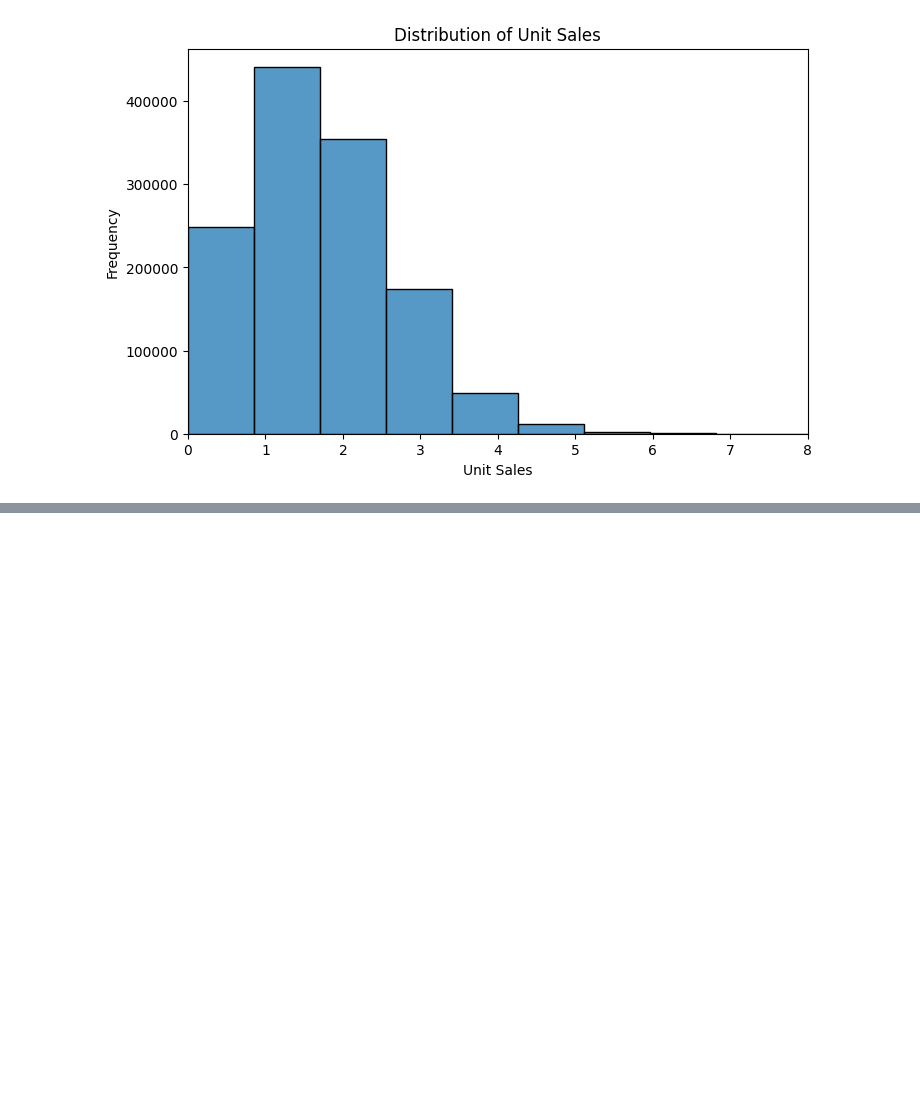
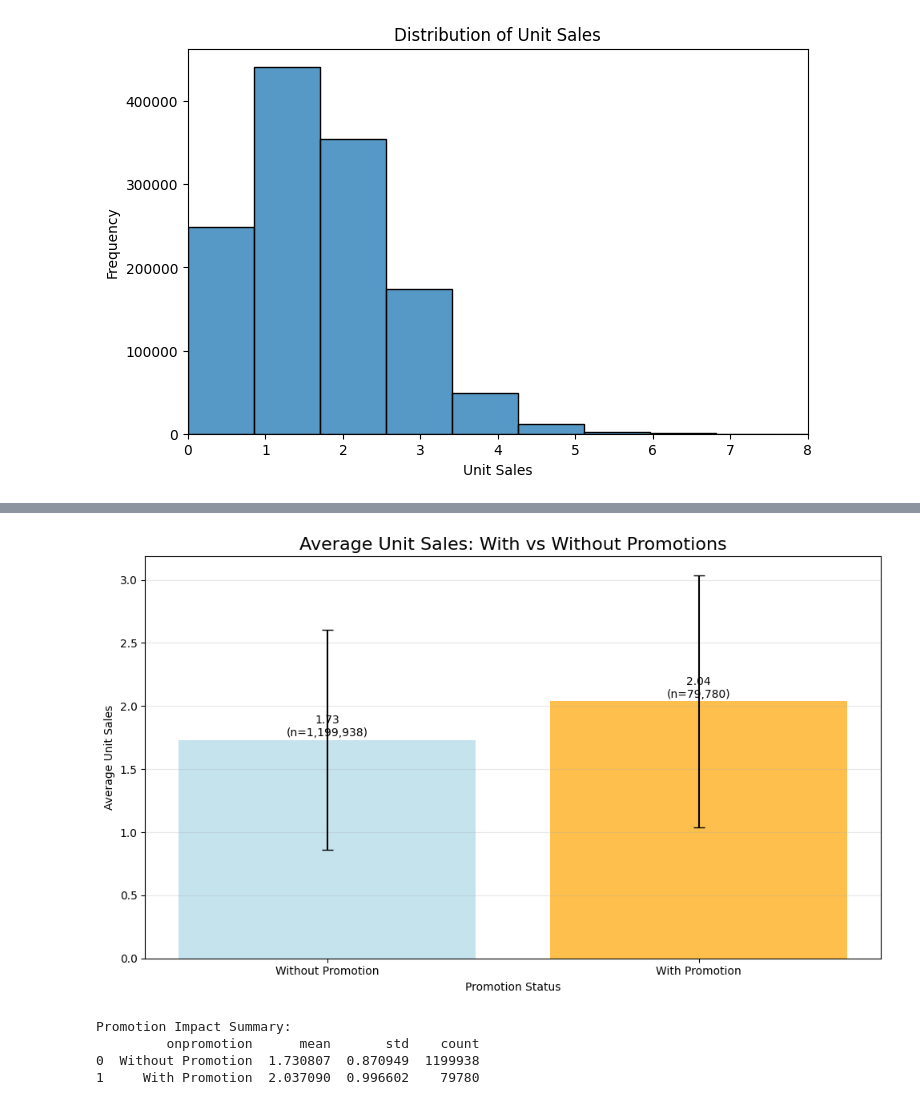
Before and after one commit to apa0/grocery-sales-forecasting, a Jupyter notebook: scripts/eda_visuals.ipynb, the cells around one changed output, grey strips where cells are left out. Drawn from its saved outputs; the diff is of its cells as text; code cells hidden in the pictures; blank space fills up the shorter version.

```diff
--- a/scripts/eda_visuals.ipynb
+++ b/scripts/eda_visuals.ipynb
@@ -349,0 +396,29 @@ plt.show()
+# %%
+# Compare unit sales with and without promotions (average)
+promo_comparison = df_combined_final.groupby('onpromotion')['unit_sales'].agg(['mean', 'std', 'count']).reset_index()
+promo_comparison['onpromotion'] = promo_comparison['onpromotion'].map({True: 'With Promotion', False: 'Without Promotion'})
+
+plt.figure(figsize=(10, 6))
+bars = plt.bar(promo_comparison['onpromotion'], promo_comparison['mean'],
+               yerr=promo_comparison['std'], capsize=5, color=['lightblue', 'orange'], alpha=0.7)
+plt.title("Average Unit Sales: With vs Without Promotions", fontsize=16)
+plt.xlabel("Promotion Status")
+plt.ylabel("Average Unit Sales")
+plt.grid(True, alpha=0.3, axis='y')
+
+# Add value labels on bars
+for bar, mean_val, count in zip(bars, promo_comparison['mean'], promo_comparison['count']):
+    plt.text(bar.get_x() + bar.get_width()/2, bar.get_height() + 0.01,
+             f'{mean_val:.2f}\n(n={count:,})', ha='center', va='bottom')
+
+plt.tight_layout()
+plt.show()
+
+print("Promotion Impact Summary:")
+print(promo_comparison)
+# %% [output]
+[figure, added]
+Promotion Impact Summary:
+         onpromotion      mean       std    count
+0  Without Promotion  1.730807  0.870949  1199938
+1     With Promotion  2.037090  0.996602    79780
```
Also changed, not shown: parts of 7 cells of this notebook.
